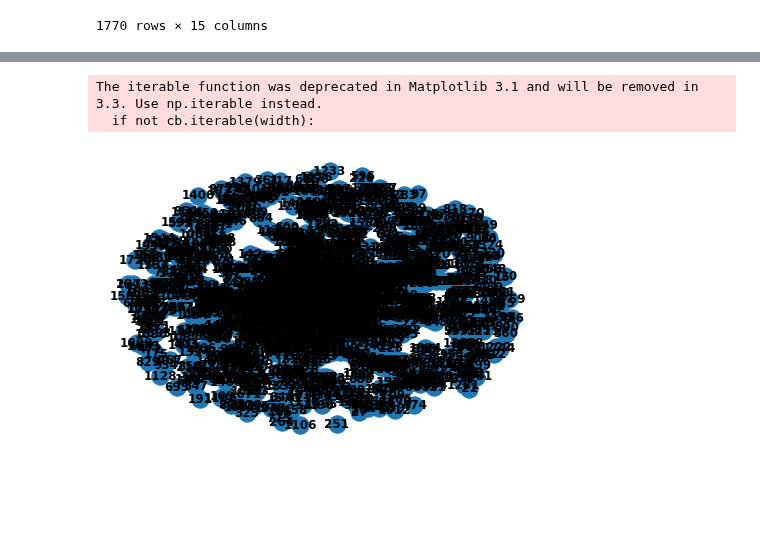
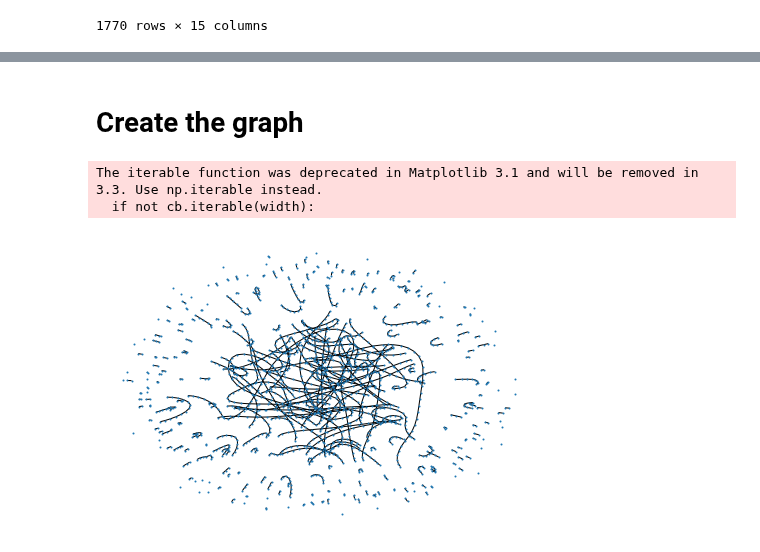
Before and after one commit to oalkayacd/polyhack2020, a Jupyter notebook: build_graph.ipynb, the cells around one changed output, grey strips where cells are left out. Drawn from its saved outputs; the diff is of its cells as text; code cells hidden in the pictures; blank space fills up the shorter version.

```diff
--- a/build_graph.ipynb
+++ b/build_graph.ipynb
@@ -23,2 +60,4 @@ display(lines)
+# %% [markdown]
+# Create the graph
 # %%
 #her OP nin unique ismi var, bunlari kunlarak lines i dogru formata gecirebilirsin.
@@ -39,8 +89,8 @@ for line_id in line_ids:
     edges = np.concatenate((operation_points[:-1][:,np.newaxis],operation_points[1:][:,np.newaxis]), axis=1)
     G.add_edges_from(edges)
 # %%
-nx.draw(G, with_labels=True, font_weight='bold')
+nx.draw(G, with_labels=False, node_size = 1)
 # %% [output]
 The iterable function was deprecated in Matplotlib 3.1 and will be removed in 3.3. Use np.iterable instead.
   if not cb.iterable(width):
-[figure, old version]
+[figure, new version]
```
Also changed, not shown: parts of 29 cells of this notebook.
